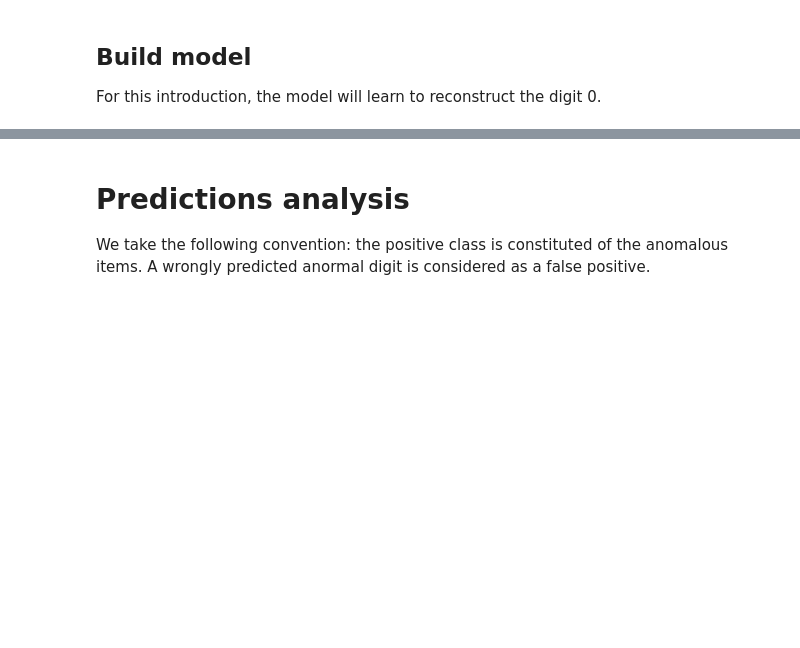
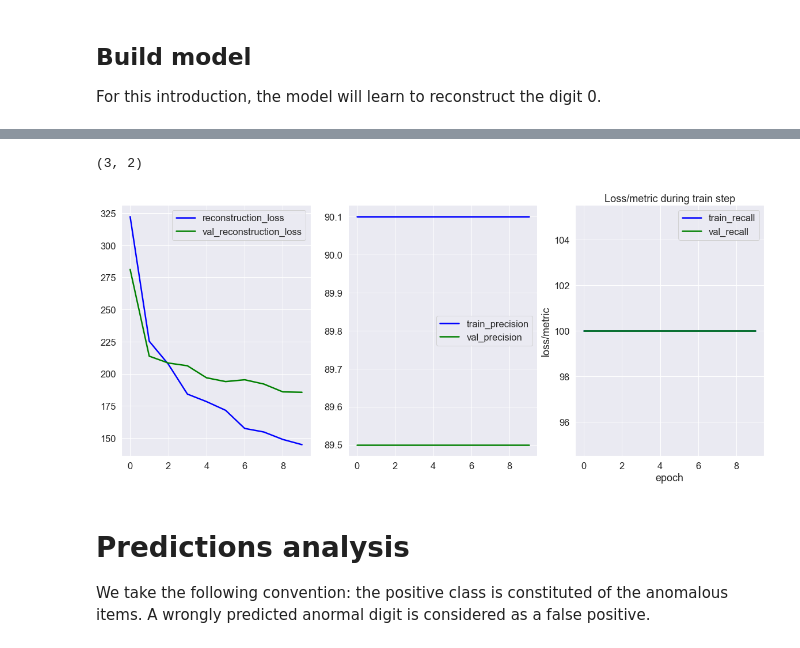
Before and after one commit to hugovaysset/MNIST_UAD, a Jupyter notebook: one_vs_all/introduction.ipynb, the cells around one changed output, grey strips where cells are left out. Cells and saved outputs as stored; diff of their text form; code cells hidden in the pictures; blank space fills up the shorter version.

```diff
--- a/one_vs_all/introduction.ipynb
+++ b/one_vs_all/introduction.ipynb
@@ -135,34 +101,0 @@ Epoch 10/10
-# %%
-def plot_history(history, metric_names=["reconstruction_loss", "validation_loss", "validation_accuracy"]):
-    """
-    Plot the values of given loss/metric during train step. Group the similar metrics by row in order to
-    have separate plots (better if the scales of each metrics are different)
-    """
-    colors = ["b", "g", "r", "orange", "k", "c", "m", "y"]
-
-    if type(metric_names) == np.ndarray and len(metric_names.shape) >= 2:
-        fig, axes = plt.subplots(1, len(metric_names), figsize=(20, 8), sharex="all")
-        for row, ax in zip(metric_names, axes.flatten()):
-            for i, metric in enumerate(row):
-                ax.plot(history.history[metric], c=colors[i % len(colors)], label=row[i])
-            ax.legend()
-        ax.set_title("Loss/metric during train step")
-        ax.set_ylabel("loss/metric")
-        ax.set_xlabel("epoch")
-    else:
-        fig, ax = plt.subplots(1, 1, figsize=(8, 8))
-        for i, metric in enumerate(metric_names):
-            try:
-                ax.plot(history.history[metric].numpy(), c=colors[i % len(colors)], label=metric_names[i])
-            except AttributeError:
-                ax.plot(history.history[metric], c=colors[i % len(colors)], label=metric_names[i])
-        ax.set_ylabel("loss/metric")
-        ax.set_xlabel("epoch")
-        ax.legend()
-
-    return fig, ax
-
-
-metrics = np.array([["reconstruction_loss", "val_reconstruction_loss"], ["train_accuracy", "val_accuracy"]])
-
-f, ax = plot_history(history, metric_names=metrics)
@@ -171,3 +104,14 @@ f, ax = plot_history(history, metric_names=metrics)
+# %%
+from uad.diagnostic.metrics import plot_history
+
+metrics = np.array([["reconstruction_loss", "val_reconstruction_loss"], ["train_precision", "val_precision"], ["train_recall", "val_recall"]])
+
+print(metrics.shape)
+
+f, ax = plot_history(history, metric_names=metrics)
+# %% [output]
+(3, 2)
+[figure, added]
 # %%
 # tf.keras.models.save_model(vae, "saved_models/vae_4x4x16_trained_0")
 # %%
```
Also changed, not shown: parts of 6 cells of this notebook.
